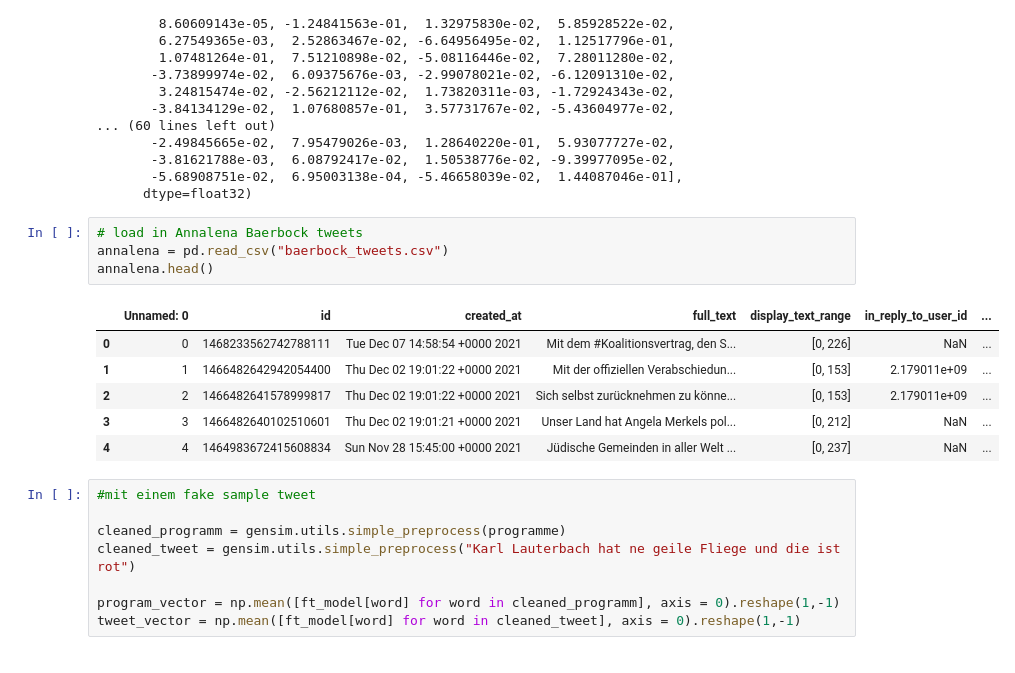
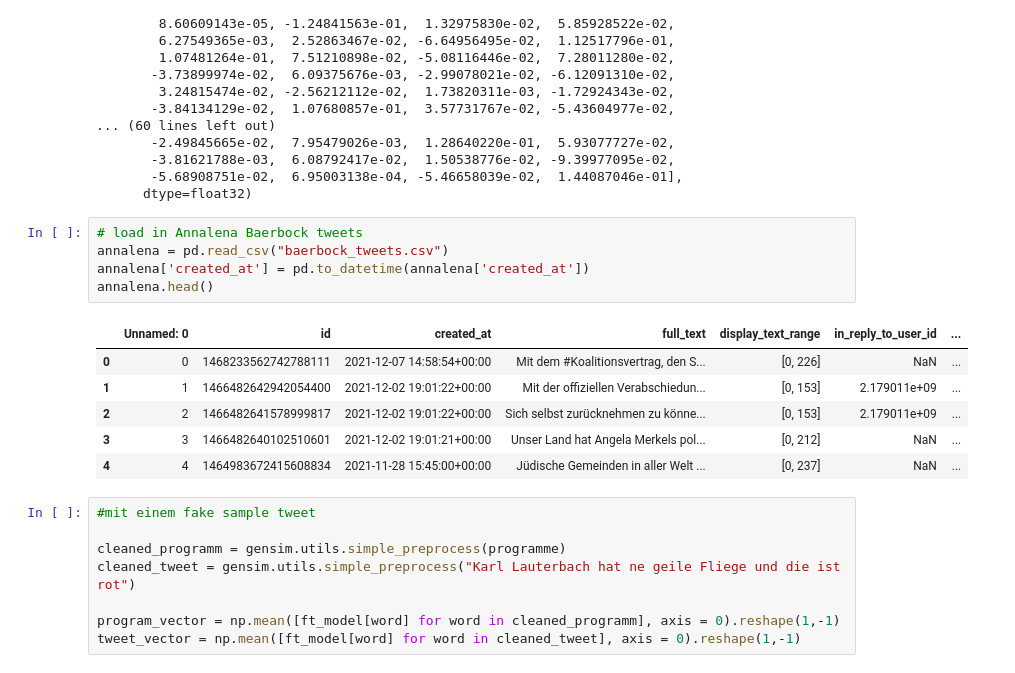
Before and after one commit to Halkenhaeusser/Data-Structures-and-Algorithms-Final-Project, a Jupyter notebook: analysis.ipynb, the cells around one changed output. Saved outputs shown, nothing was run; the diff lists cells and outputs as text.

```diff
--- a/analysis.ipynb
+++ b/analysis.ipynb
@@ -83,14 +84,15 @@ array([-6.66586831e-02, -1.20093264e-01,  2.17122920e-02, -4.39679995e-02,
 # %%
 # load in Annalena Baerbock tweets
 annalena = pd.read_csv("baerbock_tweets.csv")
+annalena['created_at'] = pd.to_datetime(annalena['created_at'])
 annalena.head()
 # %% [output]
 |  | Unnamed: 0 | id | created_at | full_text | display_text_range | in_reply_to_user_id | ... |
-| 0 | 0 | 1468233562742788111 | Tue Dec 07 14:58:54 +0000 2021 | Mit dem #Koalitionsvertrag, den S... | [0, 226] | NaN | ... |
-| 1 | 1 | 1466482642942054400 | Thu Dec 02 19:01:22 +0000 2021 | Mit der offiziellen Verabschiedun... | [0, 153] | 2.179011e+09 | ... |
-| 2 | 2 | 1466482641578999817 | Thu Dec 02 19:01:22 +0000 2021 | Sich selbst zurücknehmen zu könne... | [0, 153] | 2.179011e+09 | ... |
-| 3 | 3 | 1466482640102510601 | Thu Dec 02 19:01:21 +0000 2021 | Unser Land hat Angela Merkels pol... | [0, 212] | NaN | ... |
-| 4 | 4 | 1464983672415608834 | Sun Nov 28 15:45:00 +0000 2021 | Jüdische Gemeinden in aller Welt ... | [0, 237] | NaN | ... |
+| 0 | 0 | 1468233562742788111 | 2021-12-07 14:58:54+00:00 | Mit dem #Koalitionsvertrag, den S... | [0, 226] | NaN | ... |
+| 1 | 1 | 1466482642942054400 | 2021-12-02 19:01:22+00:00 | Mit der offiziellen Verabschiedun... | [0, 153] | 2.179011e+09 | ... |
+| 2 | 2 | 1466482641578999817 | 2021-12-02 19:01:22+00:00 | Sich selbst zurücknehmen zu könne... | [0, 153] | 2.179011e+09 | ... |
+| 3 | 3 | 1466482640102510601 | 2021-12-02 19:01:21+00:00 | Unser Land hat Angela Merkels pol... | [0, 212] | NaN | ... |
+| 4 | 4 | 1464983672415608834 | 2021-11-28 15:45:00+00:00 | Jüdische Gemeinden in aller Welt ... | [0, 237] | NaN | ... |
 # %%
 #mit einem fake sample tweet
 
```
Also changed, not shown: parts of 8 cells of this notebook, 1 other file.
